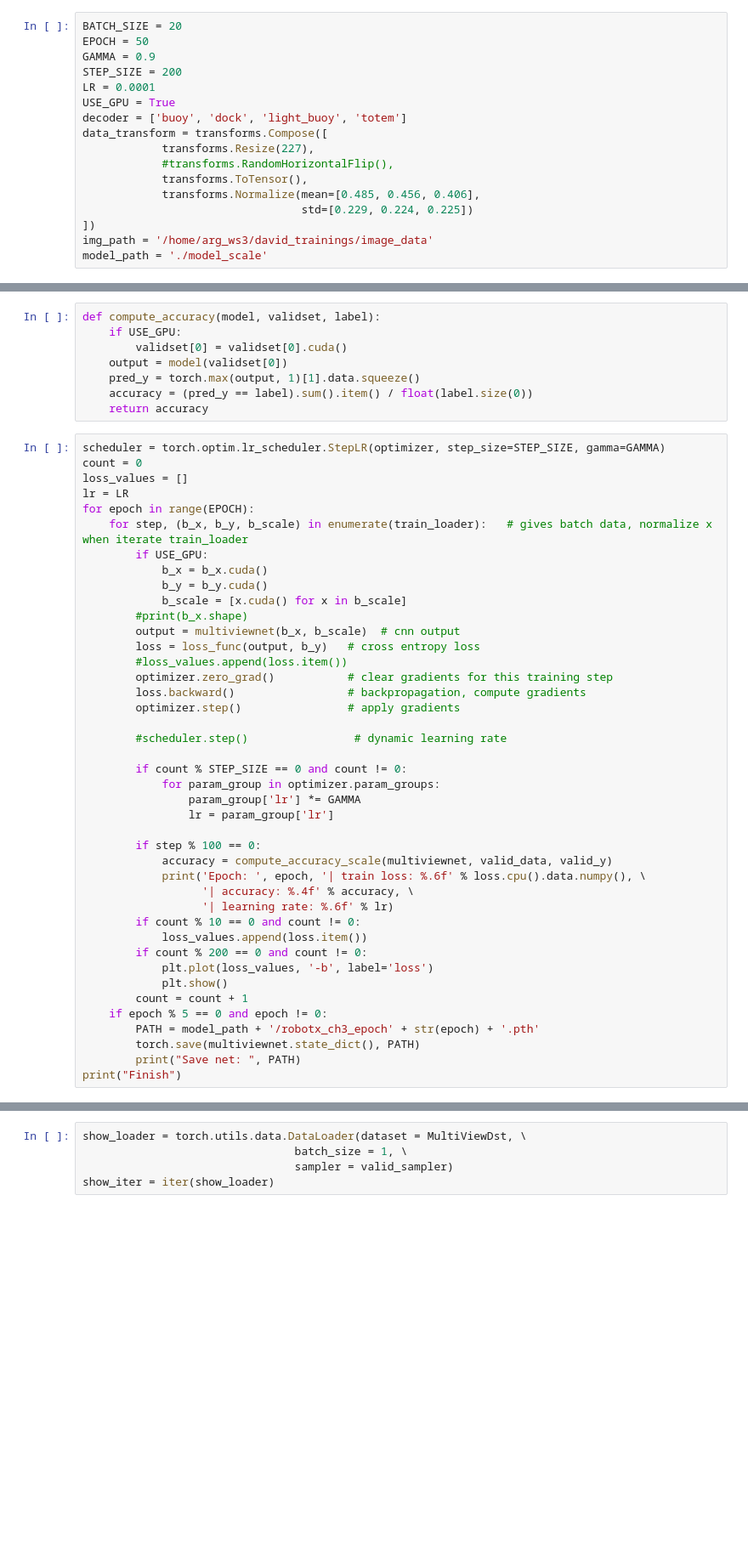
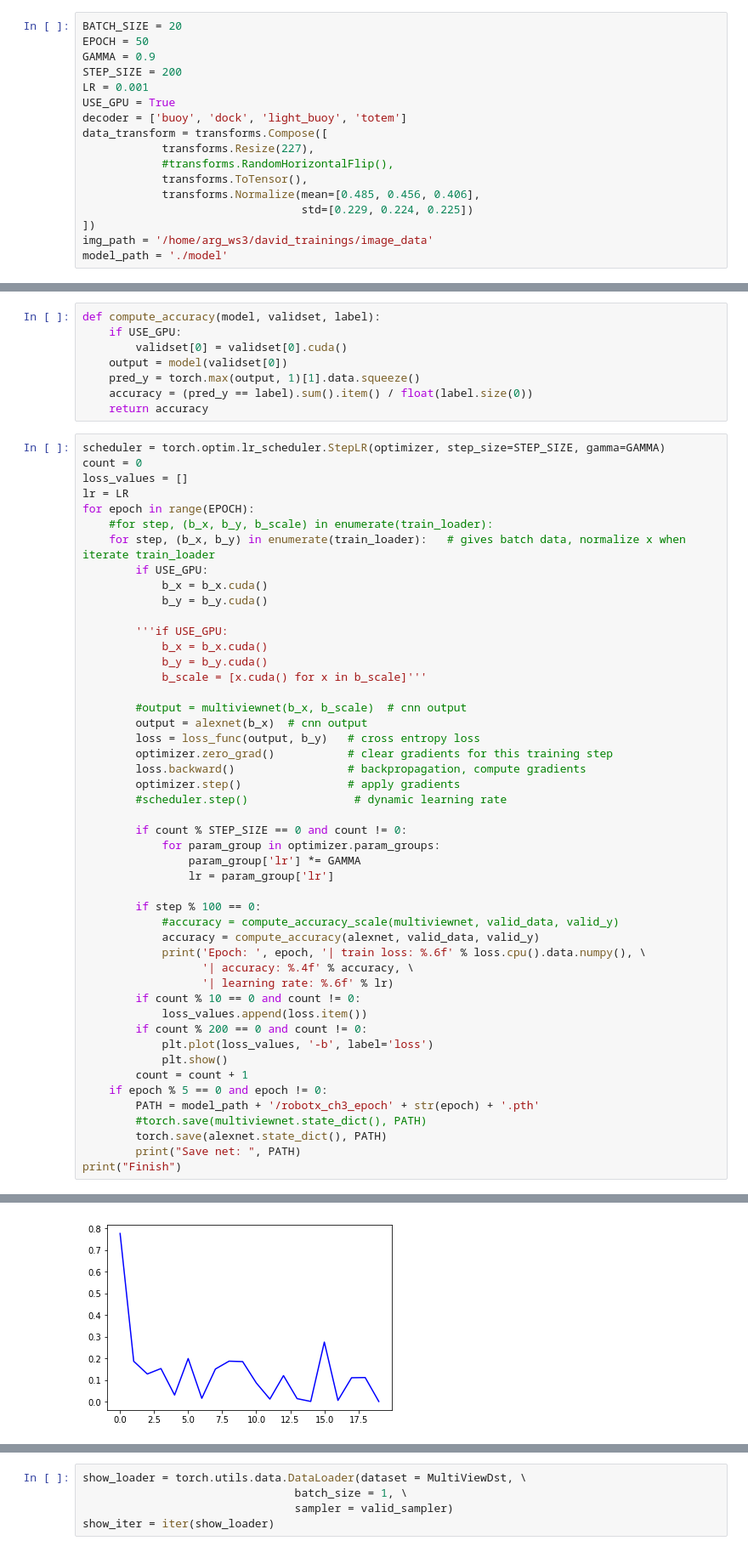
Before and after one commit to championway/multi_view_cnn, a Jupyter notebook: Multi-View CNN.ipynb, the cells around one changed output, grey strips where cells are left out. Shown: that part at 85% size. Cells and saved outputs as stored; diff of their text form; blank space fills up the shorter version.

```diff
--- a/Multi-View CNN.ipynb
+++ b/Multi-View CNN.ipynb
@@ -34,7 +34,7 @@ BATCH_SIZE = 20
 EPOCH = 50
 GAMMA = 0.9
 STEP_SIZE = 200
-LR = 0.0001
+LR = 0.001
 USE_GPU = True
 decoder = ['buoy', 'dock', 'light_buoy', 'totem']
 data_transform = transforms.Compose([
@@ -45,7 +45,7 @@ data_transform = transforms.Compose([
                                  std=[0.229, 0.224, 0.225])
 ])
 img_path = '/home/arg_ws3/david_trainings/image_data'
-model_path = './model_scale'
+model_path = './model'
 # %%
 alexnet = torchvision.models.alexnet(pretrained = True)
 alexnet.classifier[6] = nn.Linear(4096, 4)
@@ -296,19 +311,23 @@ count = 0
 loss_values = []
 lr = LR
 for epoch in range(EPOCH):
-    for step, (b_x, b_y, b_scale) in enumerate(train_loader):   # gives batch data, normalize x when iterate train_loader
+    #for step, (b_x, b_y, b_scale) in enumerate(train_loader):
+    for step, (b_x, b_y) in enumerate(train_loader):   # gives batch data, normalize x when iterate train_loader
         if USE_GPU:
             b_x = b_x.cuda()
             b_y = b_y.cuda()
-            b_scale = [x.cuda() for x in b_scale]
-        #print(b_x.shape)
-        output = multiviewnet(b_x, b_scale)  # cnn output
+
+        '''if USE_GPU:
+            b_x = b_x.cuda()
+            b_y = b_y.cuda()
+            b_scale = [x.cuda() for x in b_scale]'''
+
+        #output = multiviewnet(b_x, b_scale)  # cnn output
+        output = alexnet(b_x)  # cnn output
         loss = loss_func(output, b_y)   # cross entropy loss
-        #loss_values.append(loss.item())
         optimizer.zero_grad()           # clear gradients for this training step
         loss.backward()                 # backpropagation, compute gradients
         optimizer.step()                # apply gradients
-
         #scheduler.step()                # dynamic learning rate
 
         if count % STEP_SIZE == 0 and count != 0:
@@ -317,7 +336,8 @@ for epoch in range(EPOCH):
                 lr = param_group['lr']
 
         if step % 100 == 0:
-            accuracy = compute_accuracy_scale(multiviewnet, valid_data, valid_y)
+            #accuracy = compute_accuracy_scale(multiviewnet, valid_data, valid_y)
+            accuracy = compute_accuracy(alexnet, valid_data, valid_y)
             print('Epoch: ', epoch, '| train loss: %.6f' % loss.cpu().data.numpy(), \
                   '| accuracy: %.4f' % accuracy, \
                   '| learning rate: %.6f' % lr)
@@ -329,7 +349,8 @@ for epoch in range(EPOCH):
         count = count + 1
     if epoch % 5 == 0 and epoch != 0:
         PATH = model_path + '/robotx_ch3_epoch' + str(epoch) + '.pth'
-        torch.save(multiviewnet.state_dict(), PATH)
+        #torch.save(multiviewnet.state_dict(), PATH)
+        torch.save(alexnet.state_dict(), PATH)
         print("Save net: ", PATH)
 print("Finish")
 # %% [output]
@@ -338,0 +360 @@ Epoch:  2 | train loss: 0.072124 | accuracy: 0.9806 | learning rate: 0.000100
+[figure, added]
```
Also changed, not shown: parts of 7 cells of this notebook, 7 other files.
